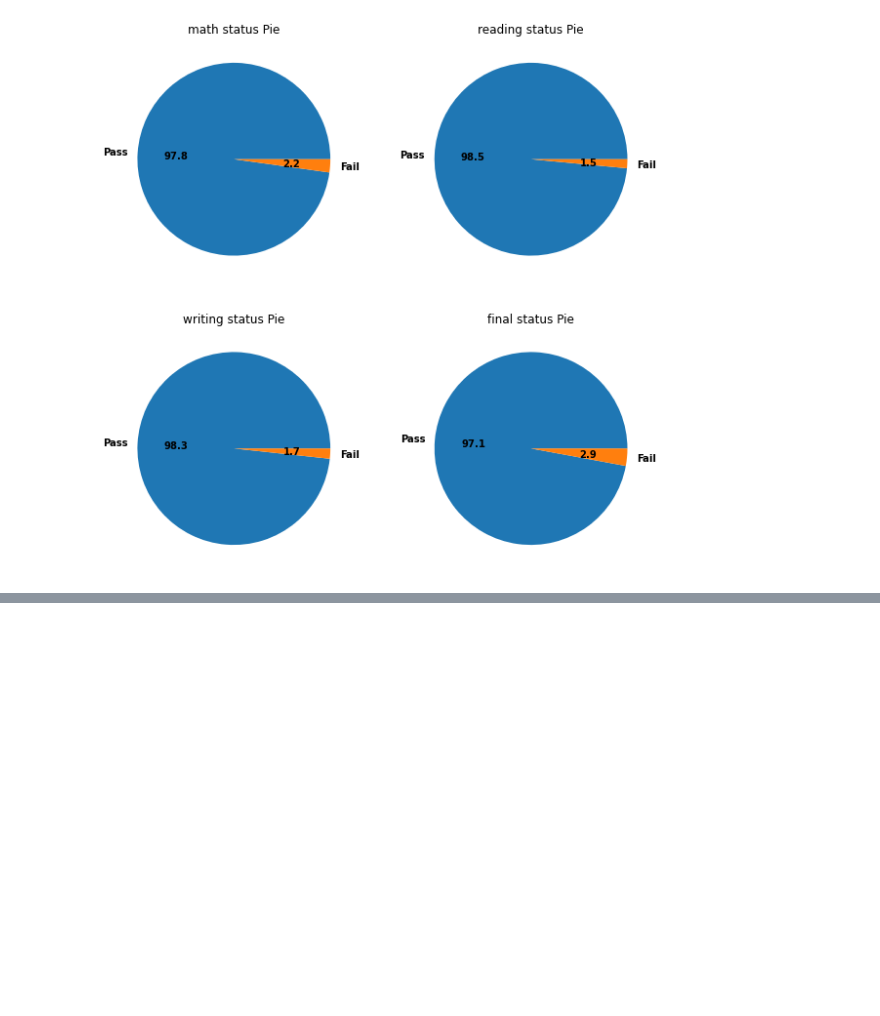
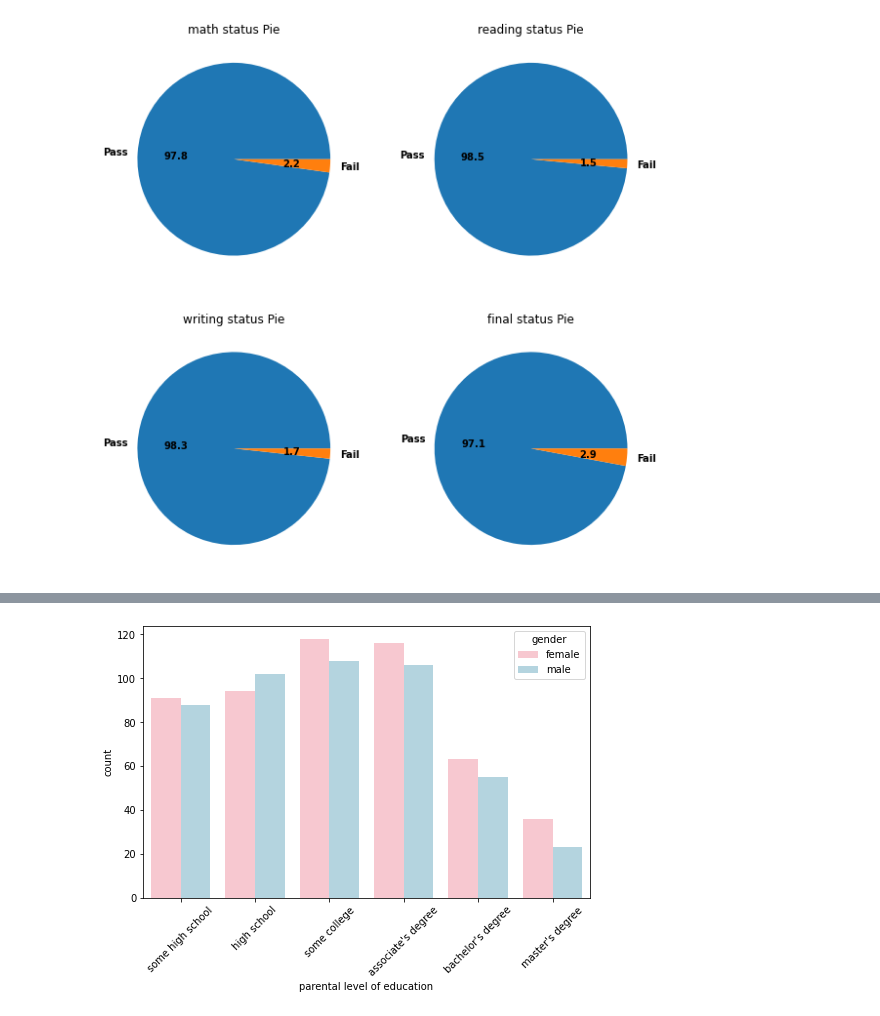
Before and after one commit to SushilKokare/EDA, a Jupyter notebook: 2_Student_Performance/Student Performance.ipynb, the cells around one changed output, grey strips where cells are left out. Drawn from its saved outputs; the diff is of its cells as text; code cells hidden in the pictures; blank space fills up the shorter version.

```diff
--- a/2_Student_Performance/Student Performance.ipynb
+++ b/2_Student_Performance/Student Performance.ipynb
@@ -254,0 +281,15 @@ Text(0.5, 1.0, 'final status Pie')
+# %%
+edu_level=["some high school",
+"high school",
+"some college",
+"associate's degree",
+"bachelor's degree",
+"master's degree",]
+# %%
+plt.figure(figsize=(8,5))
+sns.countplot(data=df,x='parental level of education',hue='gender',
+              order=edu_level,palette={'female':'pink','male':'lightblue'})
+plt.xticks(rotation=45)
+plt.show()
+# %% [output]
+[figure, added]
```
Also changed, not shown: parts of 14 cells of this notebook.
